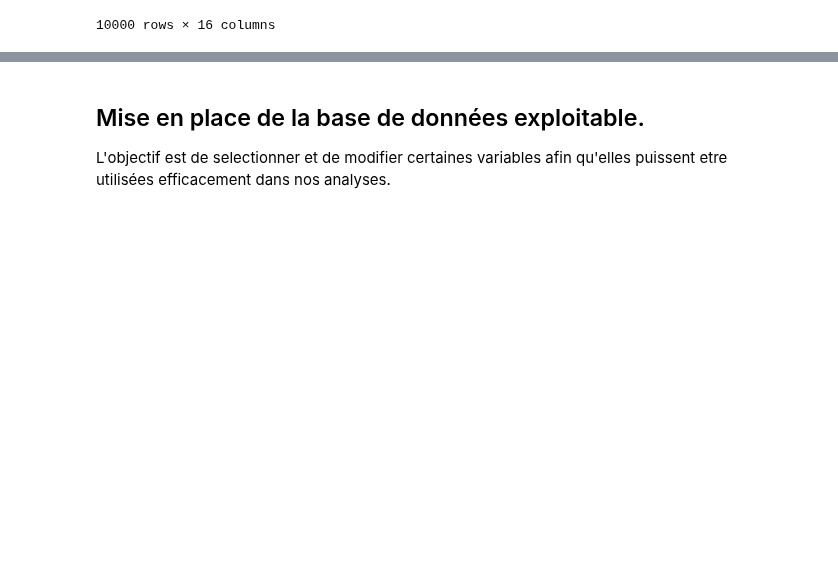
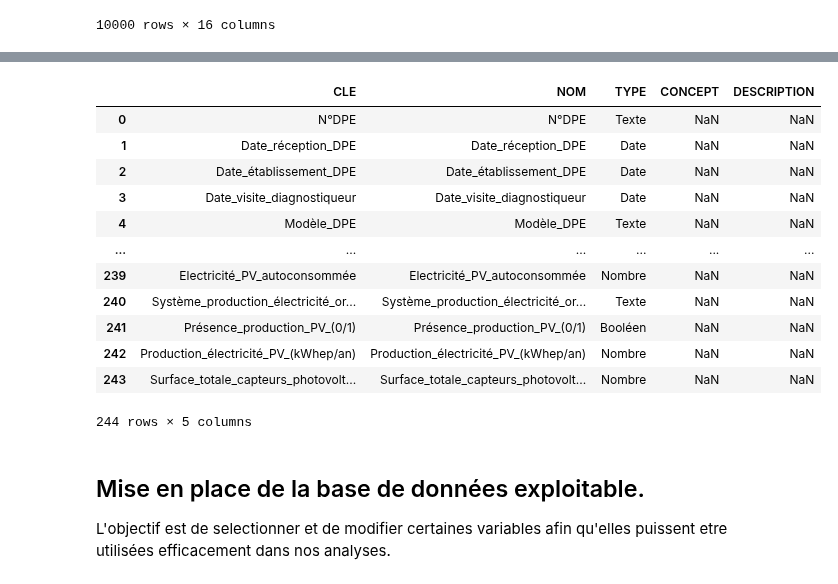
Before and after one commit to LACHQER-Wiam/Projet-Python, a Jupyter notebook: data.ipynb, the cells around one changed output, grey strips where cells are left out. Drawn from its saved outputs; the diff is of its cells as text; code cells hidden in the pictures; blank space fills up the shorter version.

Commit message:
ajout liste variables API

```diff
--- a/data.ipynb
+++ b/data.ipynb
@@ -109,6 +109,26 @@ create_unique(df)
 | 0 | Type_énergie_principale_chauffage | object | 12 | 24 | [Gaz naturel, Électricité, Réseau... |
 | 0 | Etiquette_DPE | object | 7 | 0 | [D, C, E, B, F, G, A] |
 | 0 | _score | object | 0 | 10000 | [None] |
+# %%
+# IMPORTATION DE LA LISTE DES VARIABLES DISPONIBLES SUR L'API :
+
+data_path = '/Users/aminerazig/Desktop/ENSAE 2A/Projet-Python/DATA'
+liste_variables = pd.read_excel(data_path + '/description_variables.xlsx')
+liste_variables
+# %% [output]
+|  | CLE | NOM | TYPE | CONCEPT | DESCRIPTION |
+| 0 | N°DPE | N°DPE | Texte | NaN | NaN |
+| 1 | Date_réception_DPE | Date_réception_DPE | Date | NaN | NaN |
+| 2 | Date_établissement_DPE | Date_établissement_DPE | Date | NaN | NaN |
+| 3 | Date_visite_diagnostiqueur | Date_visite_diagnostiqueur | Date | NaN | NaN |
+| 4 | Modèle_DPE | Modèle_DPE | Texte | NaN | NaN |
+| ... | ... | ... | ... | ... | ... |
+| 239 | Electricité_PV_autoconsommée | Electricité_PV_autoconsommée | Nombre | NaN | NaN |
+| 240 | Système_production_électricité_or... | Système_production_électricité_or... | Texte | NaN | NaN |
+| 241 | Présence_production_PV_(0/1) | Présence_production_PV_(0/1) | Booléen | NaN | NaN |
+| 242 | Production_électricité_PV_(kWhep/an) | Production_électricité_PV_(kWhep/an) | Nombre | NaN | NaN |
+| 243 | Surface_totale_capteurs_photovolt... | Surface_totale_capteurs_photovolt... | Nombre | NaN | NaN |
+244 rows × 5 columns
 # %% [markdown]
 ## Mise en place de la base de données exploitable.
 L'objectif est de selectionner et de modifier certaines variables afin qu'elles puissent etre utilisées efficacement dans nos analyses.
```
